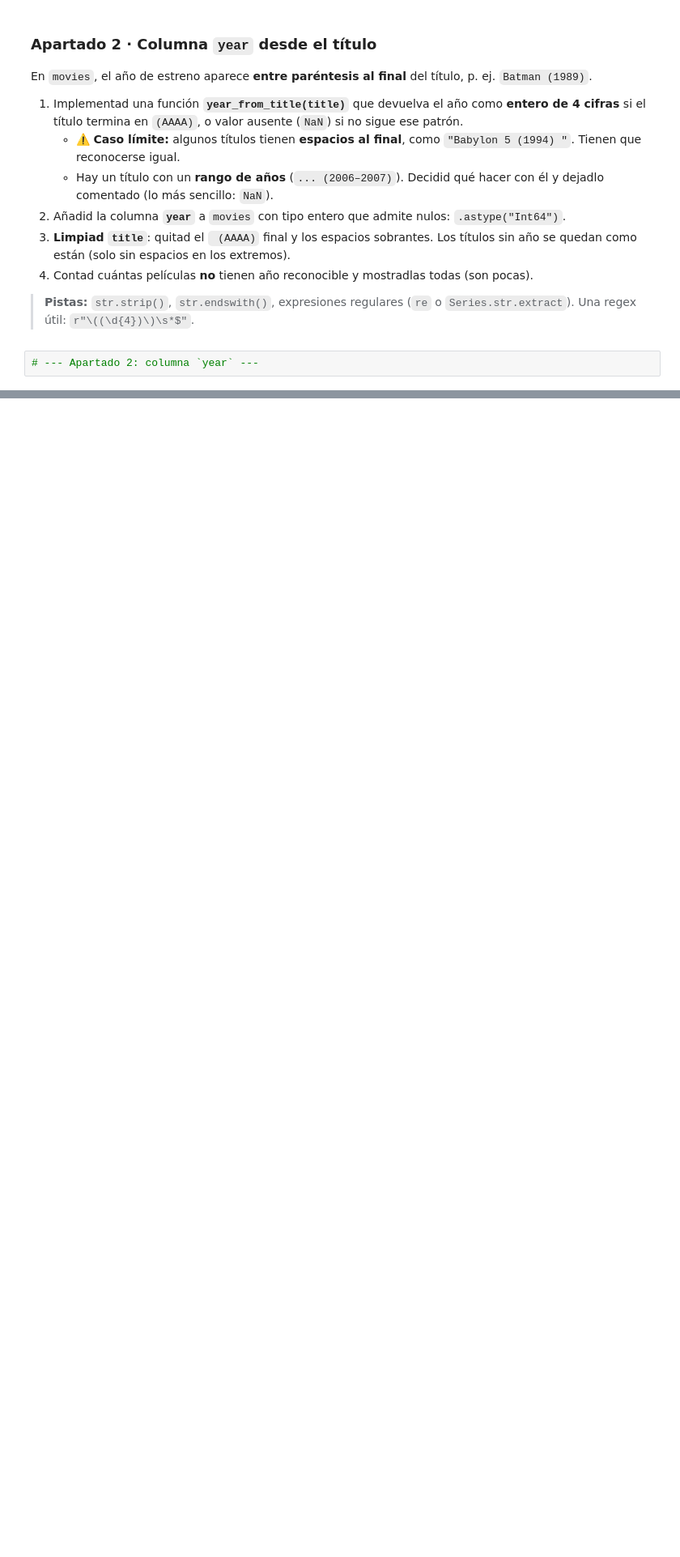
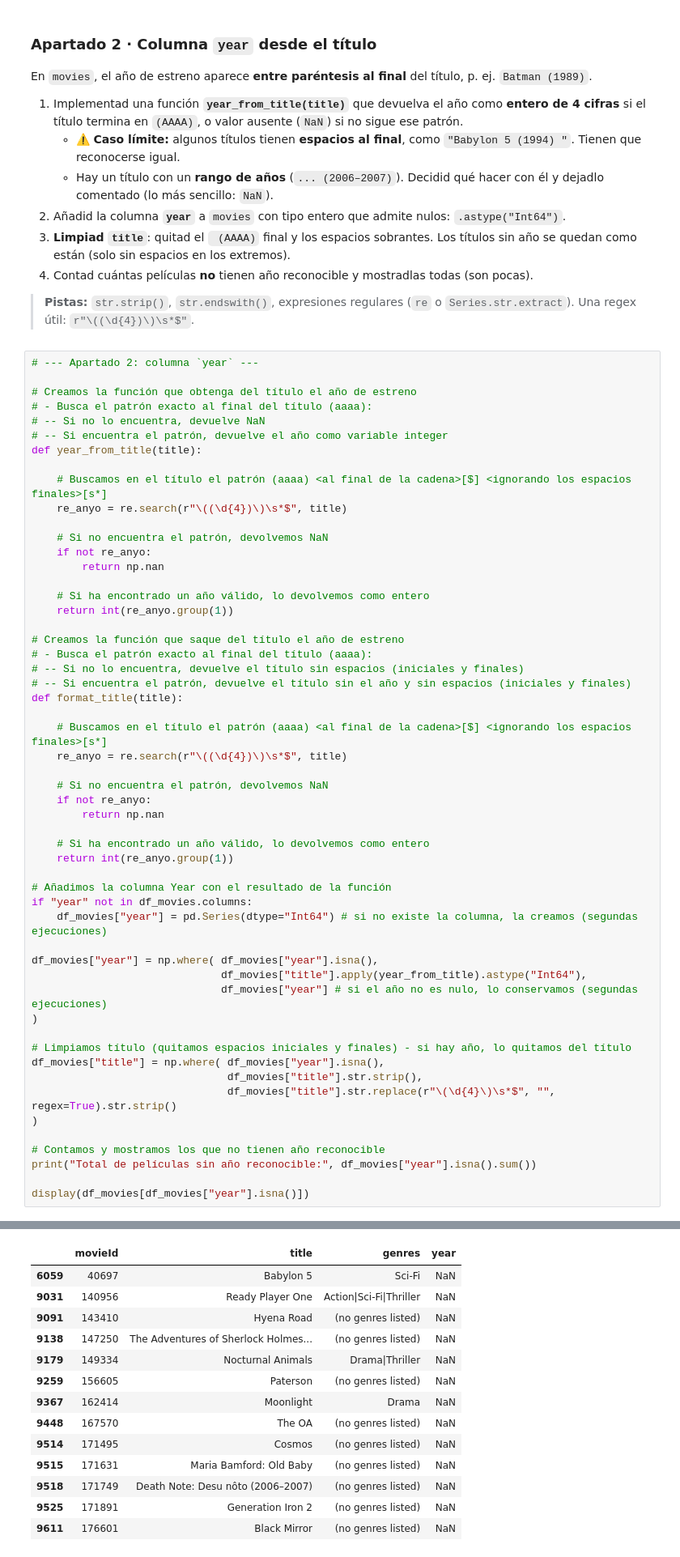
Before and after one commit to susanaferreras/TC01-Catalogo-Peliculas, a Jupyter notebook: notebooks/01_ingesta_limpieza.ipynb, the cells around one changed output, grey strips where cells are left out. Shown at 81% size. Saved outputs shown, nothing was run; the diff lists cells and outputs as text; blank space fills up the shorter version.

Commit message:
01Apartado-2_Columna_Year_desde_el_titulo
Añadir nueva columna Year extraía del título de la película

```diff
--- a/notebooks/01_ingesta_limpieza.ipynb
+++ b/notebooks/01_ingesta_limpieza.ipynb
@@ -171,3 +174,56 @@ En `movies`, el año de estreno aparece **entre paréntesis al final** del títu
 > **Pistas:** `str.strip()`, `str.endswith()`, expresiones regulares (`re` o `Series.str.extract`). Una regex útil: `r"\((\d{4})\)\s*$"`.
 # %%
 # --- Apartado 2: columna `year` ---
+
+# Creamos la función que obtenga del título el año de estreno
+# - Busca el patrón exacto al final del título (aaaa):
+# -- Si no lo encuentra, devuelve NaN
+# -- Si encuentra el patrón, devuelve el año como variable integer
+def year_from_title(title):
+
+    # Buscamos en el título el patrón (aaaa) <al final de la cadena>[$] <ignorando los espacios finales>[s*]
+    re_anyo = re.search(r"\((\d{4})\)\s*$", title)
+
+    # Si no encuentra el patrón, devolvemos NaN
+    if not re_anyo:
+        return np.nan
+
+    # Si ha encontrado un año válido, lo devolvemos como entero
+    return int(re_anyo.group(1))
+
+# Creamos la función que saque del título el año de estreno
+# - Busca el patrón exacto al final del título (aaaa):
+# -- Si no lo encuentra, devuelve el título sin espacios (iniciales y finales)
+# -- Si encuentra el patrón, devuelve el título sin el año y sin espacios (iniciales y finales)
+def format_title(title):
+
+    # Buscamos en el título el patrón (aaaa) <al final de la cadena>[$] <ignorando los espacios finales>[s*]
+    re_anyo = re.search(r"\((\d{4})\)\s*$", title)
+
+    # Si no encuentra el patrón, devolvemos NaN
+    if not re_anyo:
+        return np.nan
+
+    # Si ha encontrado un año válido, lo devolvemos como entero
+    return int(re_anyo.group(1))
+
+# Añadimos la columna Year con el resultado de la función
+if "year" not in df_movies.columns:
+    df_movies["year"] = pd.Series(dtype="Int64") # si no existe la columna, la creamos (segundas ejecuciones)
+
+df_movies["year"] = np.where( df_movies["year"].isna(),
+                              df_movies["title"].apply(year_from_title).astype("Int64"),
+                              df_movies["year"] # si el año no es nulo, lo conservamos (segundas ejecuciones)
+)
+
+# Limpiamos título (quitamos espacios iniciales y finales) - si hay año, lo quitamos del título
+df_movies["title"] = np.where( df_movies["year"].isna(),
+                               df_movies["title"].str.strip(),
+                               df_movies["title"].str.replace(r"\(\d{4}\)\s*$", "", regex=True).str.strip()
+)
+
+# Contamos y mostramos los que no tienen año reconocible
+print("Total de películas sin año reconocible:", df_movies["year"].isna().sum())
+
+display(df_movies[df_movies["year"].isna()])
+# %% [output]
@@ -174,3 +231,17 @@ En `movies`, el año de estreno aparece **entre paréntesis al final** del títu
+|  | movieId | title | genres | year |
+| 6059 | 40697 | Babylon 5 | Sci-Fi | NaN |
+| 9031 | 140956 | Ready Player One | Action|Sci-Fi|Thriller | NaN |
+| 9091 | 143410 | Hyena Road | (no genres listed) | NaN |
+| 9138 | 147250 | The Adventures of Sherlock Holmes... | (no genres listed) | NaN |
+| 9179 | 149334 | Nocturnal Animals | Drama|Thriller | NaN |
+| 9259 | 156605 | Paterson | (no genres listed) | NaN |
+| 9367 | 162414 | Moonlight | Drama | NaN |
+| 9448 | 167570 | The OA | (no genres listed) | NaN |
+| 9514 | 171495 | Cosmos | (no genres listed) | NaN |
+| 9515 | 171631 | Maria Bamford: Old Baby | (no genres listed) | NaN |
+| 9518 | 171749 | Death Note: Desu nôto (2006–2007) | (no genres listed) | NaN |
+| 9525 | 171891 | Generation Iron 2 | (no genres listed) | NaN |
+| 9611 | 176601 | Black Mirror | (no genres listed) | NaN |
 # %% [markdown]
 ### Guardar la salida
 
```
Also changed, not shown: parts of 3 cells of this notebook.
